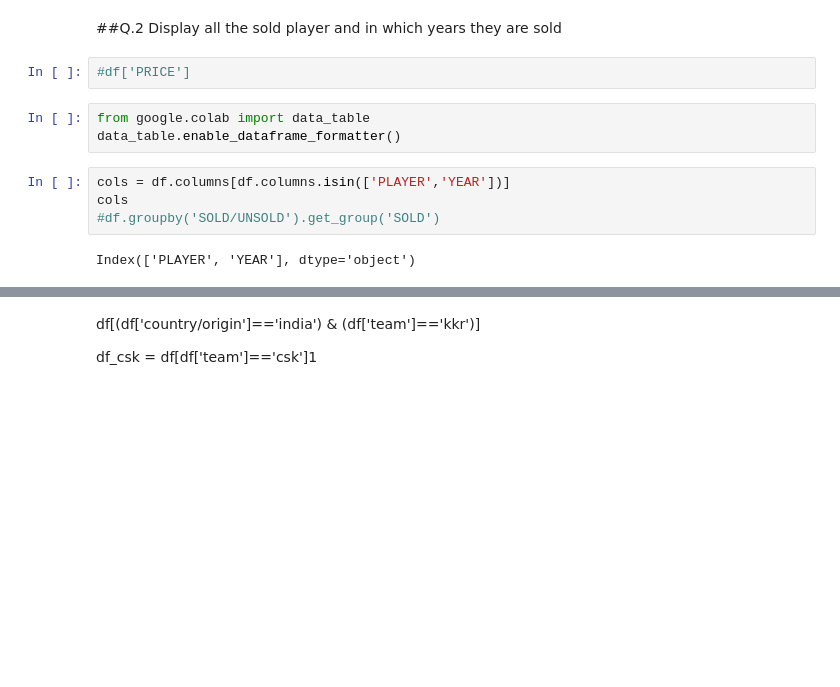
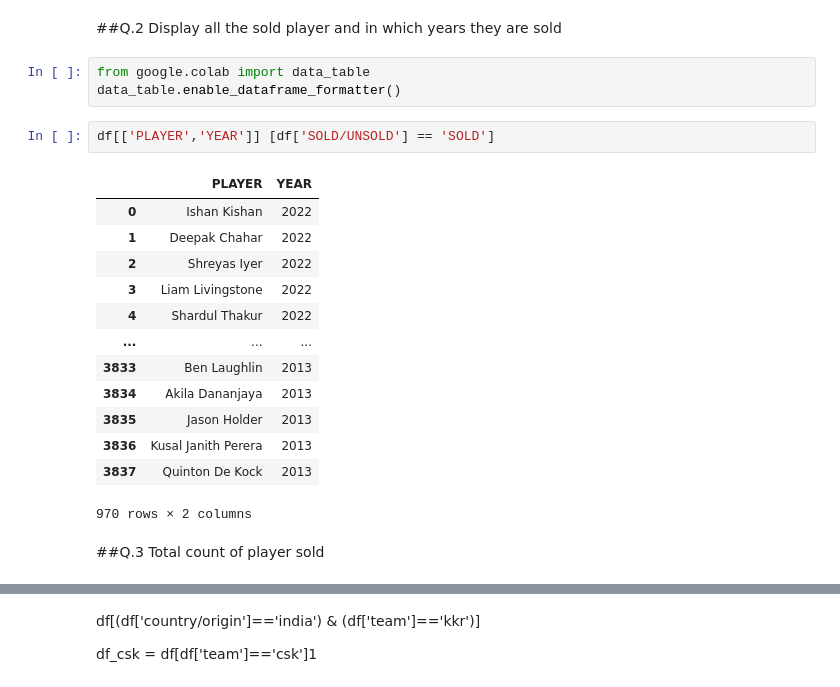
Before and after one commit to Deepali1311/IPL_Auction-DA1, a Jupyter notebook: IPL_Auction_Data_Analysis_.ipynb, the cells around one changed output, grey strips where cells are left out. Drawn from its saved outputs; the diff is of its cells as text; blank space fills up the shorter version.

```diff
--- a/IPL_Auction_Data_Analysis_.ipynb
+++ b/IPL_Auction_Data_Analysis_.ipynb
@@ -205,14 +215,24 @@ array(['Ishan Kishan', 'Deepak Chahar', 'Shreyas Iyer', ...,
 we have in total 1579 Players
 # %% [markdown]
 ##Q.2 Display all the sold player and in which years they are sold
-# %%
-#df['PRICE']
 # %%
 from google.colab import data_table
 data_table.enable_dataframe_formatter()
 # %%
-cols = df.columns[df.columns.isin(['PLAYER','YEAR'])]
-cols
-#df.groupby('SOLD/UNSOLD').get_group('SOLD')
+df[['PLAYER','YEAR']] [df['SOLD/UNSOLD'] == 'SOLD']
 # %% [output]
+|  | PLAYER | YEAR |
+| 0 | Ishan Kishan | 2022 |
+| 1 | Deepak Chahar | 2022 |
+| 2 | Shreyas Iyer | 2022 |
+| 3 | Liam Livingstone | 2022 |
+| 4 | Shardul Thakur | 2022 |
+| ... | ... | ... |
+| 3833 | Ben Laughlin | 2013 |
+| 3834 | Akila Dananjaya | 2013 |
+| 3835 | Jason Holder | 2013 |
+| 3836 | Kusal Janith Perera | 2013 |
+| 3837 | Quinton De Kock | 2013 |
-Index(['PLAYER', 'YEAR'], dtype='object')
+970 rows × 2 columns
+# %% [markdown]
+##Q.3 Total count of player sold
```
Also changed, not shown: parts of 19 cells of this notebook.
